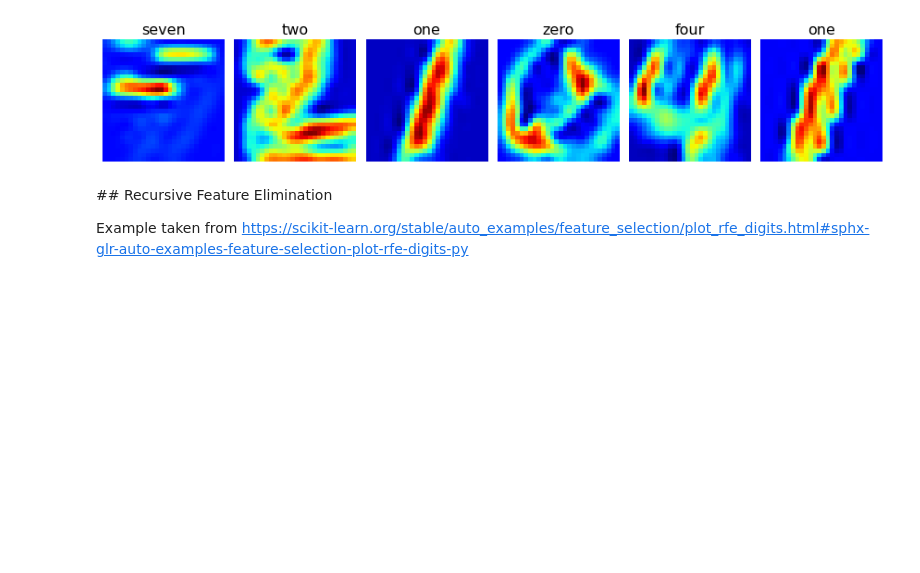
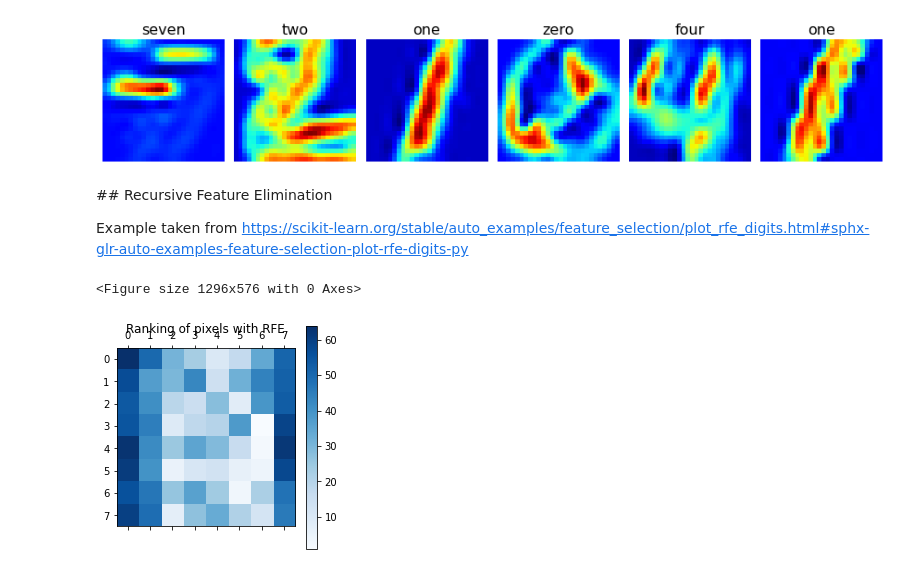
Before and after one commit to raulbenitez/IWANN2021_DL_tutorial, a Jupyter notebook: deep_MNIST_2021.ipynb, the cells around one changed output. Cells and saved outputs as stored; diff of their text form; code cells hidden in the pictures; blank space fills up the shorter version.

```diff
--- a/deep_MNIST_2021.ipynb
+++ b/deep_MNIST_2021.ipynb
@@ -1096,16 +1077,26 @@ Example taken from https://scikit-learn.org/stable/auto_examples/feature_selecti
 # %%
 from sklearn.svm import SVC
 from sklearn.datasets import load_digits
 from sklearn.feature_selection import RFE
+import matplotlib.pyplot as plt
+
+# Load the digits dataset
+digits = load_digits()
+X = digits.images.reshape((len(digits.images), -1))
+y = digits.target
 
 # Create the RFE object and rank each pixel
 svc = SVC(kernel="linear", C=1)
 rfe = RFE(estimator=svc, n_features_to_select=1, step=1)
-rfe.fit(test, y_test)
-ranking = rfe.ranking_.reshape(28,28)
+rfe.fit(X, y)
+ranking = rfe.ranking_.reshape(digits.images[0].shape)
 
 # Plot pixel ranking
+fig = plt.figure(figsize=(18, 8))
 plt.matshow(ranking, cmap=plt.cm.Blues)
 plt.colorbar()
 plt.title("Ranking of pixels with RFE")
 plt.show()
+# %% [output]
+<Figure size 1296x576 with 0 Axes>
+[figure, added]
```
Also changed, not shown: parts of 19 cells of this notebook.
